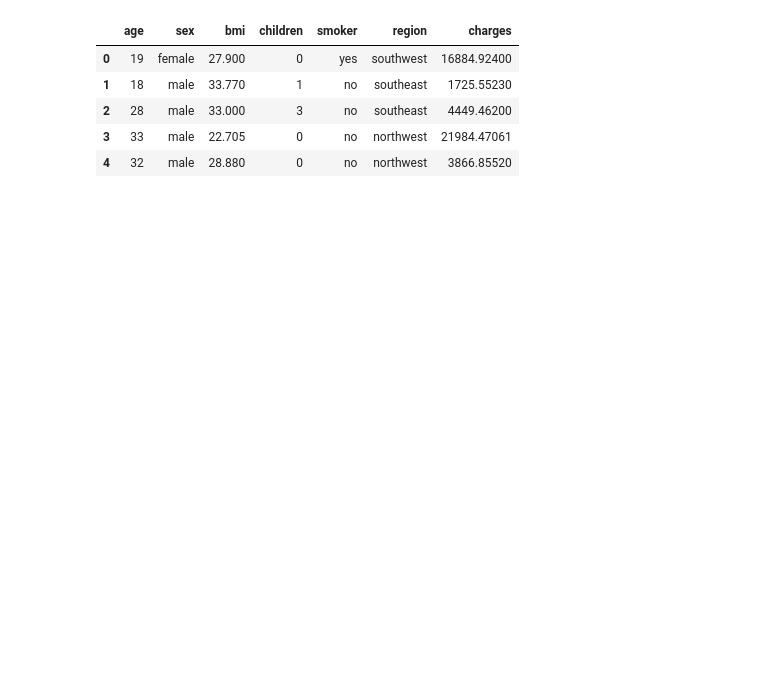
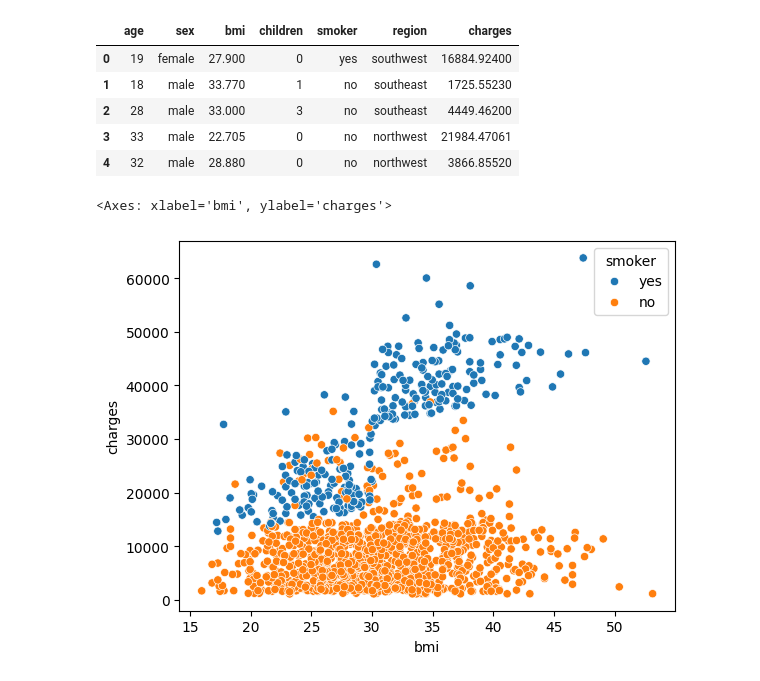
Before and after one commit to FatimaAjmal89/linear-regression, a Jupyter notebook: Untitled.ipynb, the cells around one changed output. Drawn from its saved outputs; the diff is of its cells as text; code cells hidden in the pictures; blank space fills up the shorter version.

```diff
--- a/Untitled.ipynb
+++ b/Untitled.ipynb
@@ -12,3 +12,13 @@ insurance_data.head()
 | 2 | 28 | male | 33.000 | 3 | no | southeast | 4449.46200 |
 | 3 | 33 | male | 22.705 | 0 | no | northwest | 21984.47061 |
 | 4 | 32 | male | 28.880 | 0 | no | northwest | 3866.85520 |
+# %%
+#graph
+sns.scatterplot(
+    data = insurance_data,
+    x = 'bmi' ,
+    y = 'charges',
+    hue = 'smoker')
+# %% [output]
+<Axes: xlabel='bmi', ylabel='charges'>
+[figure, added]
```
Also changed, not shown: parts of 4 cells of this notebook.
